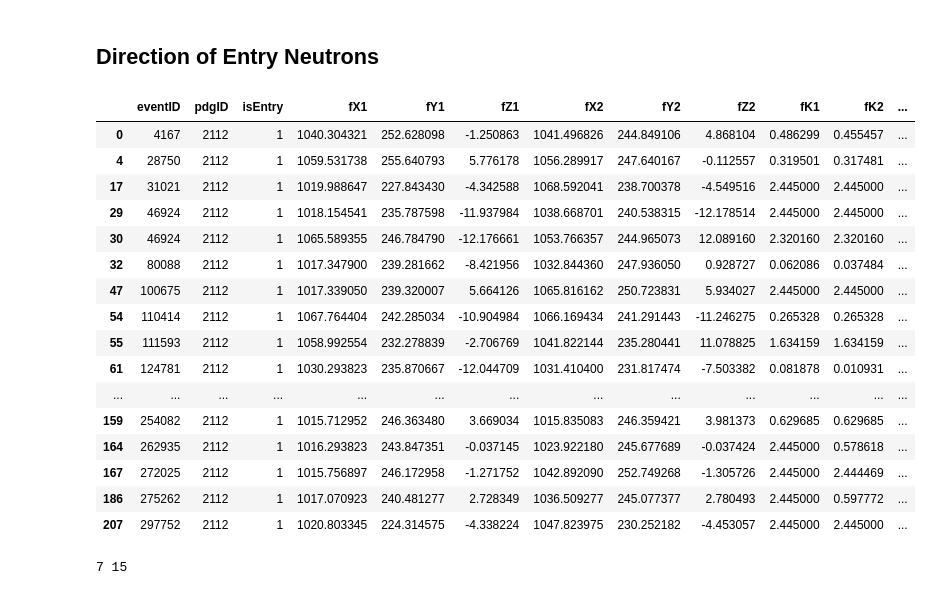
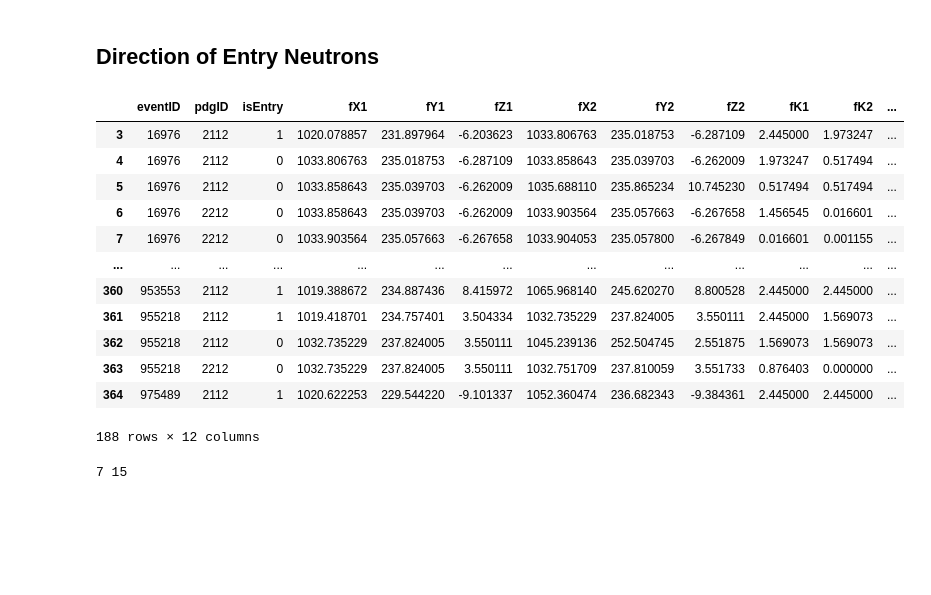
Before and after one commit to nhargy/ND-Calibration, a Jupyter notebook: analysis/notebooks/01_Scratchpad.ipynb, the cells around one changed output. Drawn from its saved outputs; the diff is of its cells as text; code cells hidden in the pictures; blank space fills up the shorter version.

```diff
--- a/analysis/notebooks/01_Scratchpad.ipynb
+++ b/analysis/notebooks/01_Scratchpad.ipynb
@@ -81,25 +140,21 @@ plt.show();
 # %% [markdown]
 ## Direction of Entry Neutrons
 # %%
-df612_entry
+df612
 # %% [output]
 |  | eventID | pdgID | isEntry | fX1 | fY1 | fZ1 | fX2 | fY2 | fZ2 | fK1 | fK2 | ... |
-| 0 | 4167 | 2112 | 1 | 1040.304321 | 252.628098 | -1.250863 | 1041.496826 | 244.849106 | 4.868104 | 0.486299 | 0.455457 | ... |
-| 4 | 28750 | 2112 | 1 | 1059.531738 | 255.640793 | 5.776178 | 1056.289917 | 247.640167 | -0.112557 | 0.319501 | 0.317481 | ... |
-| 17 | 31021 | 2112 | 1 | 1019.988647 | 227.843430 | -4.342588 | 1068.592041 | 238.700378 | -4.549516 | 2.445000 | 2.445000 | ... |
-| 29 | 46924 | 2112 | 1 | 1018.154541 | 235.787598 | -11.937984 | 1038.668701 | 240.538315 | -12.178514 | 2.445000 | 2.445000 | ... |
-| 30 | 46924 | 2112 | 1 | 1065.589355 | 246.784790 | -12.176661 | 1053.766357 | 244.965073 | 12.089160 | 2.320160 | 2.320160 | ... |
-| 32 | 80088 | 2112 | 1 | 1017.347900 | 239.281662 | -8.421956 | 1032.844360 | 247.936050 | 0.928727 | 0.062086 | 0.037484 | ... |
-| 47 | 100675 | 2112 | 1 | 1017.339050 | 239.320007 | 5.664126 | 1065.816162 | 250.723831 | 5.934027 | 2.445000 | 2.445000 | ... |
-| 54 | 110414 | 2112 | 1 | 1067.764404 | 242.285034 | -10.904984 | 1066.169434 | 241.291443 | -11.246275 | 0.265328 | 0.265328 | ... |
-| 55 | 111593 | 2112 | 1 | 1058.992554 | 232.278839 | -2.706769 | 1041.822144 | 235.280441 | 11.078825 | 1.634159 | 1.634159 | ... |
-| 61 | 124781 | 2112 | 1 | 1030.293823 | 235.870667 | -12.044709 | 1031.410400 | 231.817474 | -7.503382 | 0.081878 | 0.010931 | ... |
+| 3 | 16976 | 2112 | 1 | 1020.078857 | 231.897964 | -6.203623 | 1033.806763 | 235.018753 | -6.287109 | 2.445000 | 1.973247 | ... |
+| 4 | 16976 | 2112 | 0 | 1033.806763 | 235.018753 | -6.287109 | 1033.858643 | 235.039703 | -6.262009 | 1.973247 | 0.517494 | ... |
+| 5 | 16976 | 2112 | 0 | 1033.858643 | 235.039703 | -6.262009 | 1035.688110 | 235.865234 | 10.745230 | 0.517494 | 0.517494 | ... |
+| 6 | 16976 | 2212 | 0 | 1033.858643 | 235.039703 | -6.262009 | 1033.903564 | 235.057663 | -6.267658 | 1.456545 | 0.016601 | ... |
+| 7 | 16976 | 2212 | 0 | 1033.903564 | 235.057663 | -6.267658 | 1033.904053 | 235.057800 | -6.267849 | 0.016601 | 0.001155 | ... |
 | ... | ... | ... | ... | ... | ... | ... | ... | ... | ... | ... | ... | ... |
-| 159 | 254082 | 2112 | 1 | 1015.712952 | 246.363480 | 3.669034 | 1015.835083 | 246.359421 | 3.981373 | 0.629685 | 0.629685 | ... |
-| 164 | 262935 | 2112 | 1 | 1016.293823 | 243.847351 | -0.037145 | 1023.922180 | 245.677689 | -0.037424 | 2.445000 | 0.578618 | ... |
-| 167 | 272025 | 2112 | 1 | 1015.756897 | 246.172958 | -1.271752 | 1042.892090 | 252.749268 | -1.305726 | 2.445000 | 2.444469 | ... |
-| 186 | 275262 | 2112 | 1 | 1017.070923 | 240.481277 | 2.728349 | 1036.509277 | 245.077377 | 2.780493 | 2.445000 | 0.597772 | ... |
-| 207 | 297752 | 2112 | 1 | 1020.803345 | 224.314575 | -4.338224 | 1047.823975 | 230.252182 | -4.453057 | 2.445000 | 2.445000 | ... |
+| 360 | 953553 | 2112 | 1 | 1019.388672 | 234.887436 | 8.415972 | 1065.968140 | 245.620270 | 8.800528 | 2.445000 | 2.445000 | ... |
+| 361 | 955218 | 2112 | 1 | 1019.418701 | 234.757401 | 3.504334 | 1032.735229 | 237.824005 | 3.550111 | 2.445000 | 1.569073 | ... |
+| 362 | 955218 | 2112 | 0 | 1032.735229 | 237.824005 | 3.550111 | 1045.239136 | 252.504745 | 2.551875 | 1.569073 | 1.569073 | ... |
+| 363 | 955218 | 2212 | 0 | 1032.735229 | 237.824005 | 3.550111 | 1032.751709 | 237.810059 | 3.551733 | 0.876403 | 0.000000 | ... |
+| 364 | 975489 | 2112 | 1 | 1020.622253 | 229.544220 | -9.101337 | 1052.360474 | 236.682343 | -9.384361 | 2.445000 | 2.445000 | ... |
+188 rows × 12 columns
 # %%
 def get_df_source_dir_vectors(df, normalise=True):
     fX1 = df['fX1'].to_numpy()
```
Also changed, not shown: parts of 6 cells of this notebook, 4 other files.
